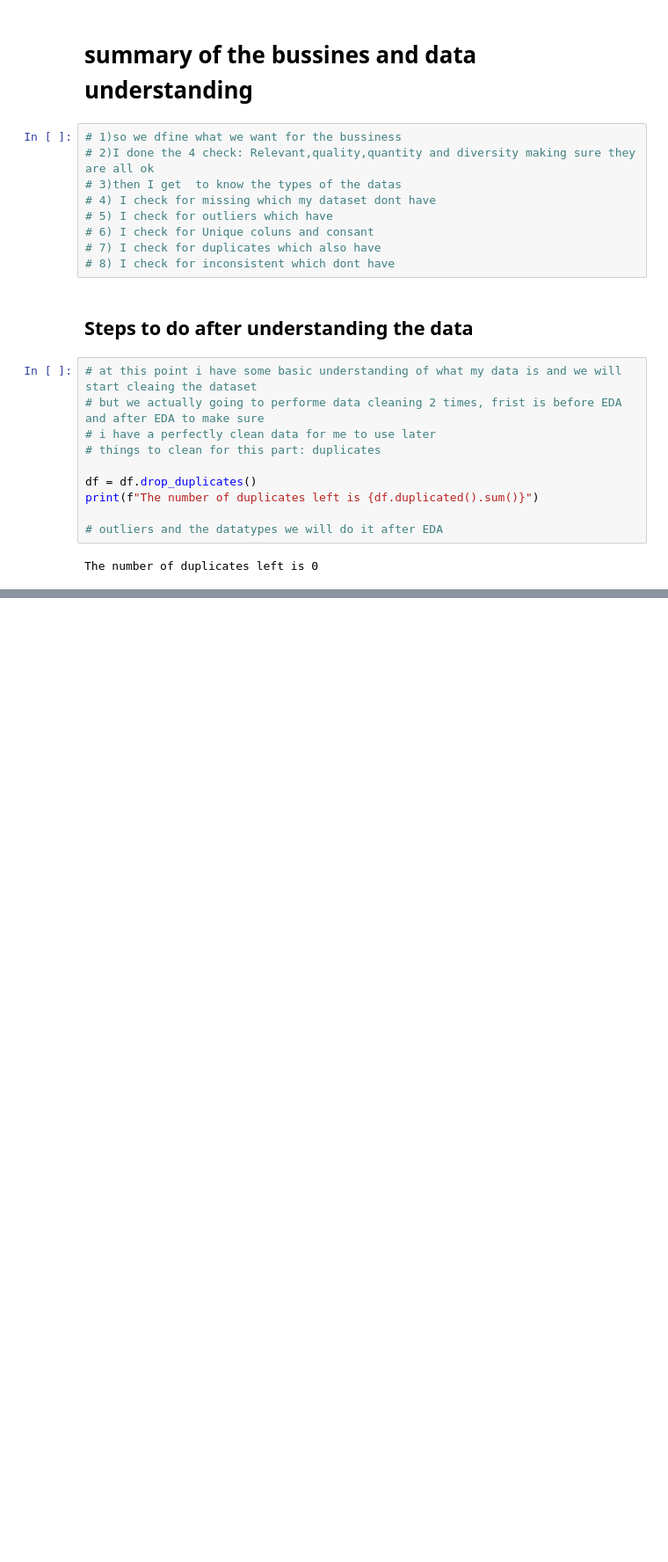
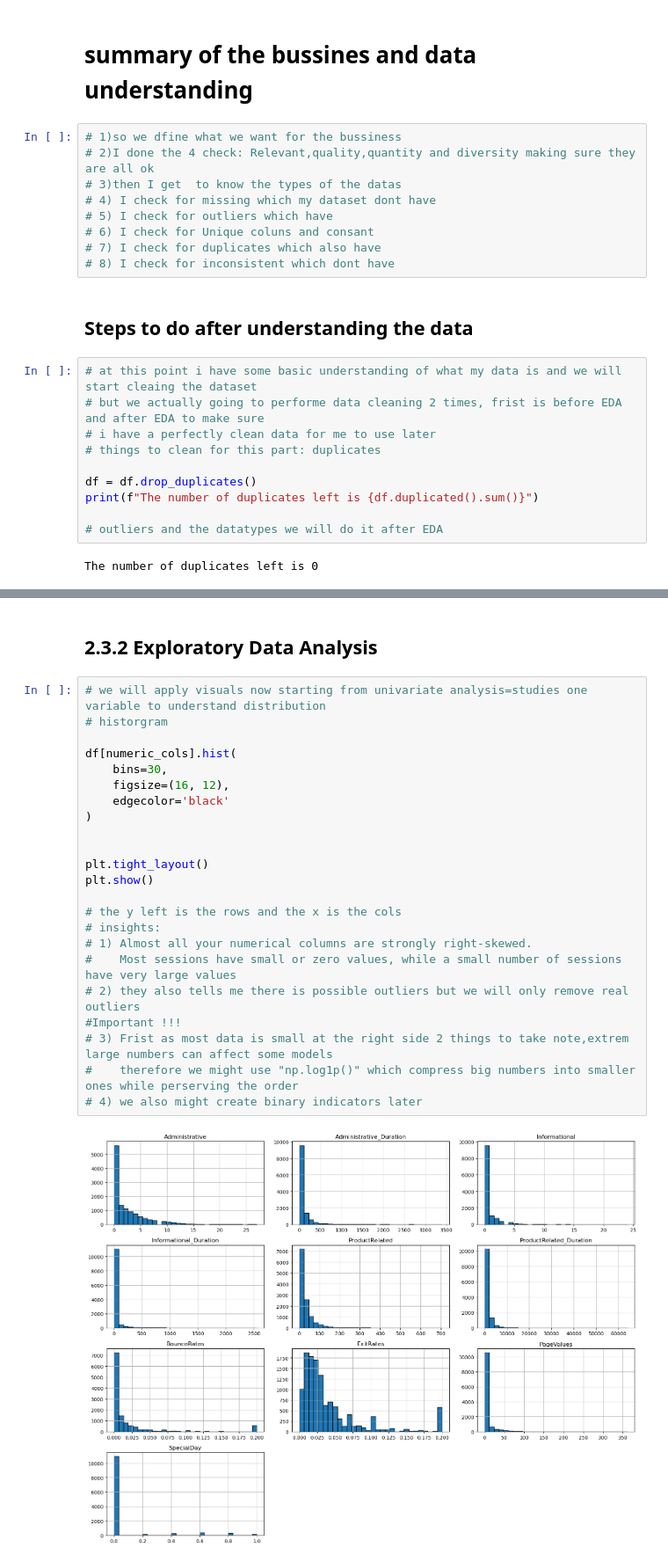
Before and after one commit to liaoxiaoyang3-prog/MLDP_project, a Jupyter notebook: MLDP.ipynb, the cells around one changed output, grey strips where cells are left out. Shown at 88% size. Cells and saved outputs as stored; diff of their text form; blank space fills up the shorter version.

Commit message:
we did a historgram

```diff
--- a/MLDP.ipynb
+++ b/MLDP.ipynb
@@ -368,0 +432,27 @@ The number of duplicates left is 0
+# %% [markdown]
+## 2.3.2 Exploratory Data Analysis
+# %%
+# we will apply visuals now starting from univariate analysis=studies one variable to understand distribution
+# historgram
+
+df[numeric_cols].hist(
+    bins=30,
+    figsize=(16, 12),
+    edgecolor='black'
+)
+
+
+plt.tight_layout()
+plt.show()
+
+# the y left is the rows and the x is the cols
+# insights:
+# 1) Almost all your numerical columns are strongly right-skewed.
+#    Most sessions have small or zero values, while a small number of sessions have very large values
+# 2) they also tells me there is possible outliers but we will only remove real outliers
+#Important !!!
+# 3) Frist as most data is small at the right side 2 things to take note,extrem large numbers can affect some models
+#    therefore we might use "np.log1p()" which compress big numbers into smaller ones while perserving the order
+# 4) we also might create binary indicators later
+# %% [output]
+[figure, added]
```
Also changed, not shown: parts of 5 cells of this notebook.
